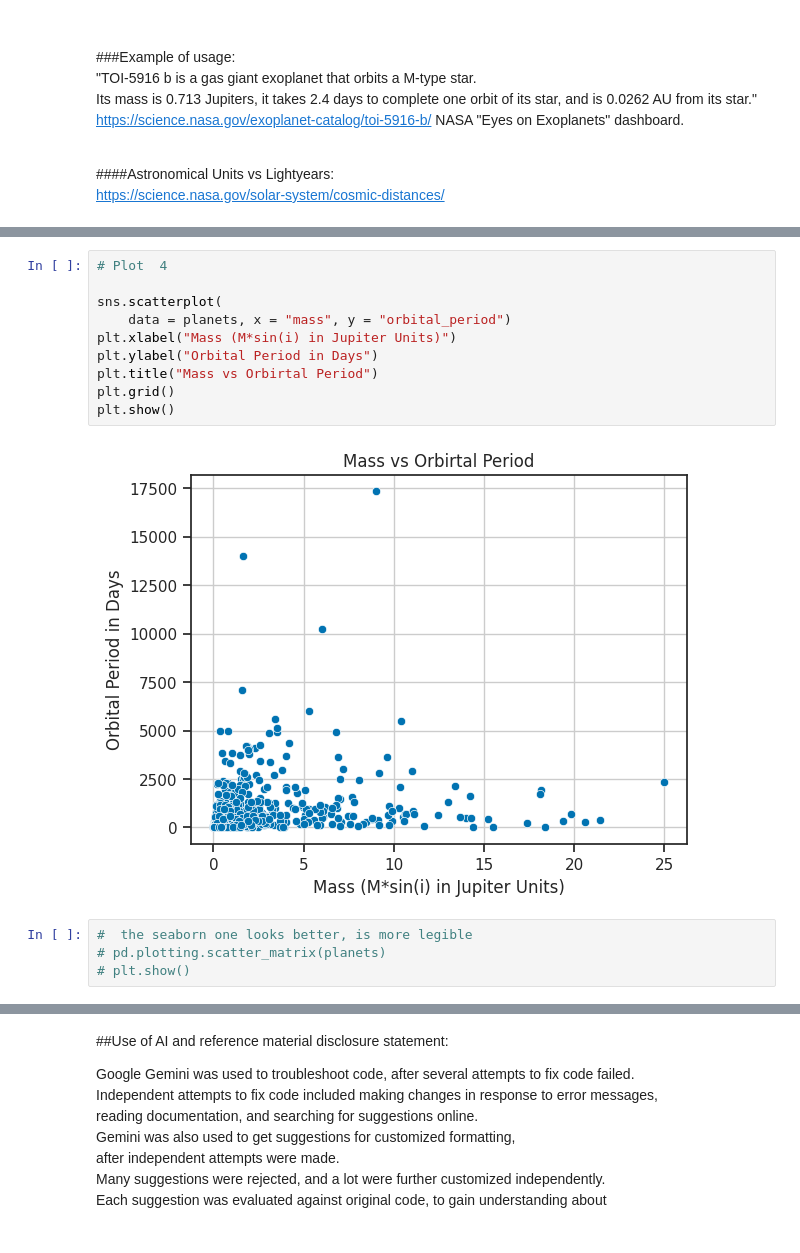
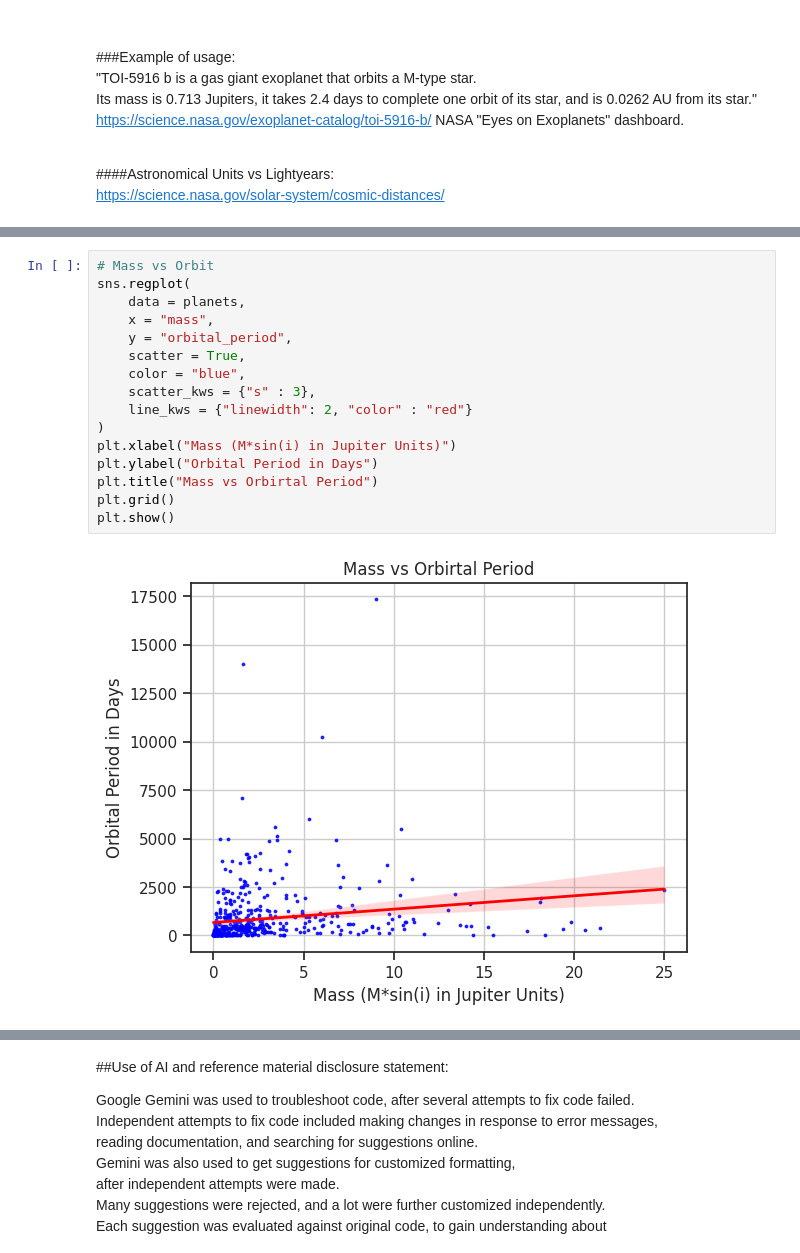
Before and after one commit to Alissa-Ouspen/data201_alissa, a Jupyter notebook: week8/OUSPENSKAIA_Project1_Week8.ipynb, the cells around one changed output, grey strips where cells are left out. Saved outputs shown, nothing was run; the diff lists cells and outputs as text.

```diff
--- a/week8/OUSPENSKAIA_Project1_Week8.ipynb
+++ b/week8/OUSPENSKAIA_Project1_Week8.ipynb
@@ -224,16 +500,18 @@ plt.show()
 # %%
-# Plot  4
-
-sns.scatterplot(
-    data = planets, x = "mass", y = "orbital_period")
+# Mass vs Orbit
+sns.regplot(
+    data = planets,
+    x = "mass",
+    y = "orbital_period",
+    scatter = True,
+    color = "blue",
+    scatter_kws = {"s" : 3},
+    line_kws = {"linewidth": 2, "color" : "red"}
+)
 plt.xlabel("Mass (M*sin(i) in Jupiter Units)")
 plt.ylabel("Orbital Period in Days")
 plt.title("Mass vs Orbirtal Period")
 plt.grid()
 plt.show()
 # %% [output]
-[figure, old version]
+[figure, new version]
-# %%
-#  the seaborn one looks better, is more legible
-# pd.plotting.scatter_matrix(planets)
-# plt.show()
```
Also changed, not shown: parts of 43 cells of this notebook.
